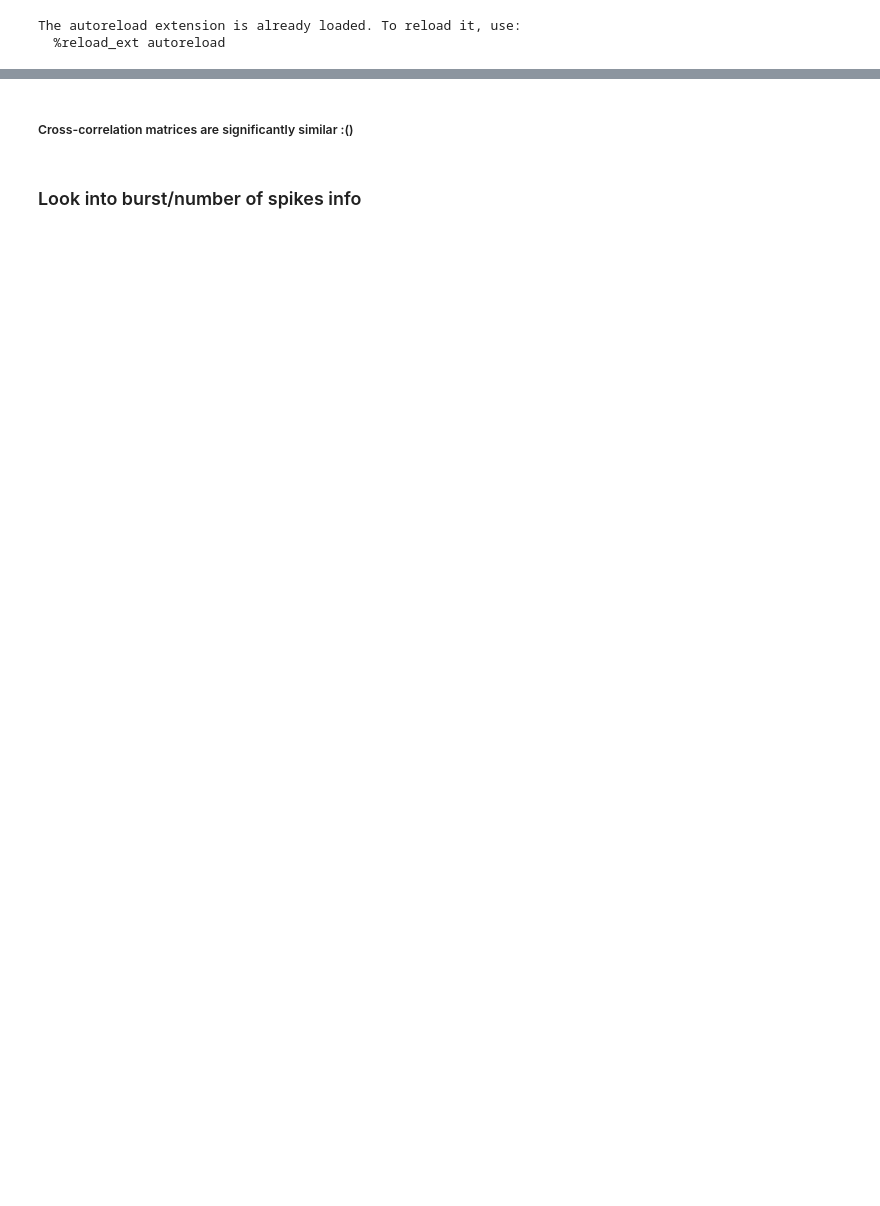
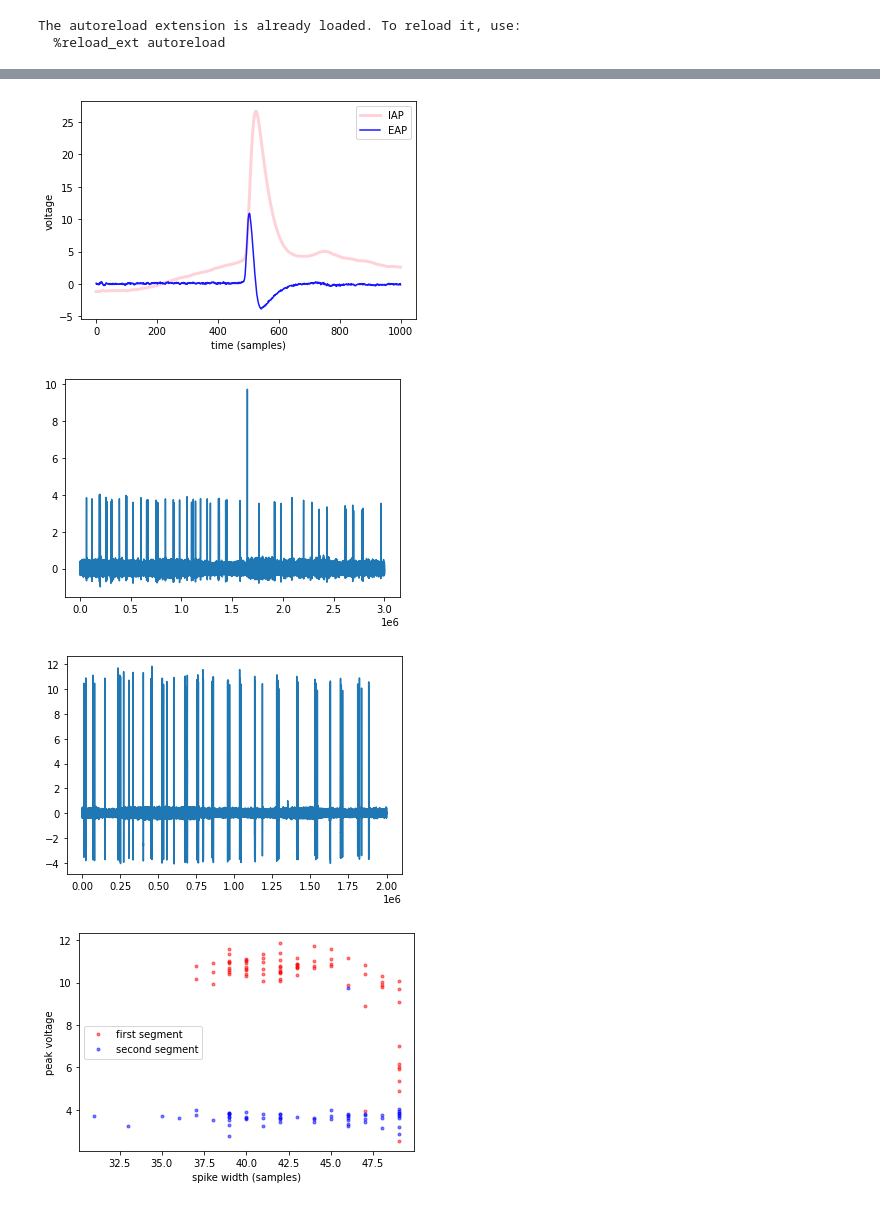
Before and after one commit to voytekresearch/spikewise, a Jupyter notebook: datasets/spe-1_rh/spe-1_rh_c42_IAPvsEAP.ipynb, the cells around one changed output, grey strips where cells are left out. Saved outputs shown, nothing was run; the diff lists cells and outputs as text; code cells hidden in the pictures; blank space fills up the shorter version.

Commit message:
Add iap to eap for cell 42

```diff
--- a/datasets/spe-1_rh/spe-1_rh_c42_IAPvsEAP.ipynb
+++ b/datasets/spe-1_rh/spe-1_rh_c42_IAPvsEAP.ipynb
@@ -780,4 +32,68 @@ plt.show()
-# %% [markdown]
-##### Cross-correlation matrices are significantly similar :()
-# %% [markdown]
-### Look into burst/number of spikes info
+# %%
+patch_c42 = '/Users/blancamartin/Desktop/Voytek_Lab/spike_waveform/Neuropixel Paired Recordings/Recordings/filt_patch_recordings/c42patch_filt.npy'
+#get cell number
+cell_num = 'c42'
+
+
+#get patch data
+patch_filt_c42 = np.load(patch_c42)
+patch_c42_one_ms = float(patch_fs_c42  / 1000)
+patch_times_c42 = np.arange(0, np.shape(patch_filt_c42 )[0]) / patch_c42_one_ms # in ms instead of sec
+
+
+patch_channel = patch_filt_c42
+# %%
+
+
+patch_fs = patch_c42
+
+# smooth the iap a bit, otherwise it's WAY more noisy
+patch_filt = uniform_filter1d(patch_channel, size=10)
+
+iap2eap = np.diff(patch_filt)
+iap2eap = iap2eap * 10 # this is arbitrary, just to scale it better to the iap
+
+# grab semi-random long segments near the beginning and end
+first_segment = iap2eap[:2000000]
+last_segment = iap2eap[37521059:40521059]
+
+# show that the pseudo-eap works
+plt.plot(patch_filt[23000:24000], 'pink', linewidth=3, alpha=0.7, label='IAP')
+plt.plot(first_segment[23000:24000], 'b', alpha = 0.9, label='EAP')
+plt.xlabel('time (samples)')
+plt.ylabel('voltage')
+plt.legend()
+plt.show()
+
+plt.plot(iap2eap[37521059:40521059])
+plt.show()
+plt.plot(iap2eap[:2000000])
+plt.show()
+# function to get peaks, then get the minimum after the peak to get peak-trough duration, which is a proxy for spike-width
+def find_next_minima(iap, eap, peakheight, minwin):
+    peaks, peak_height = find_peaks(iap, height=peakheight, distance=minwin)
+
+    # Using list comprehension to find the index of the next minimum for each peak
+    next_minima_indices = [
+        peak + np.argmin(eap[peak:peak + minwin]) if np.any(eap[peak:] < eap[peak]) else None
+        for peak in peaks
+    ]
+
+    peak_height = peak_height['peak_heights']
+    return peaks, next_minima_indices, peak_height
+
+peaks_first, troughs_first, amp_first = find_next_minima(first_segment, first_segment, 2, 50)
+peaks_last, troughs_last, amp_last = find_next_minima(last_segment, last_segment, 2, 50)
+
+# plot the 2d feature space of peak voltage vs. spike width
+plt.plot(troughs_first-peaks_first, amp_first, 'r.', alpha=0.5, label='first segment')
+plt.plot(troughs_last-peaks_last, amp_last, 'b.', alpha=0.5, label='second segment')
+plt.xlabel('spike width (samples)')
+plt.ylabel('peak voltage')
+plt.legend()
+plt.show()
+# %% [output]
+[figure, added]
+[figure, added]
+[figure, added]
+[figure, added]
```
Also changed, not shown: parts of 96 cells of this notebook.
